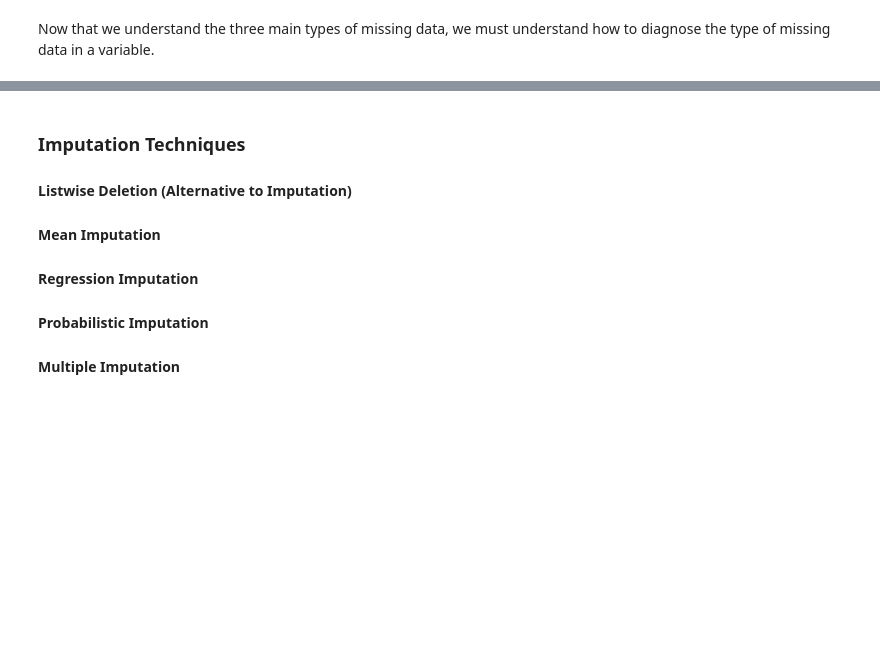
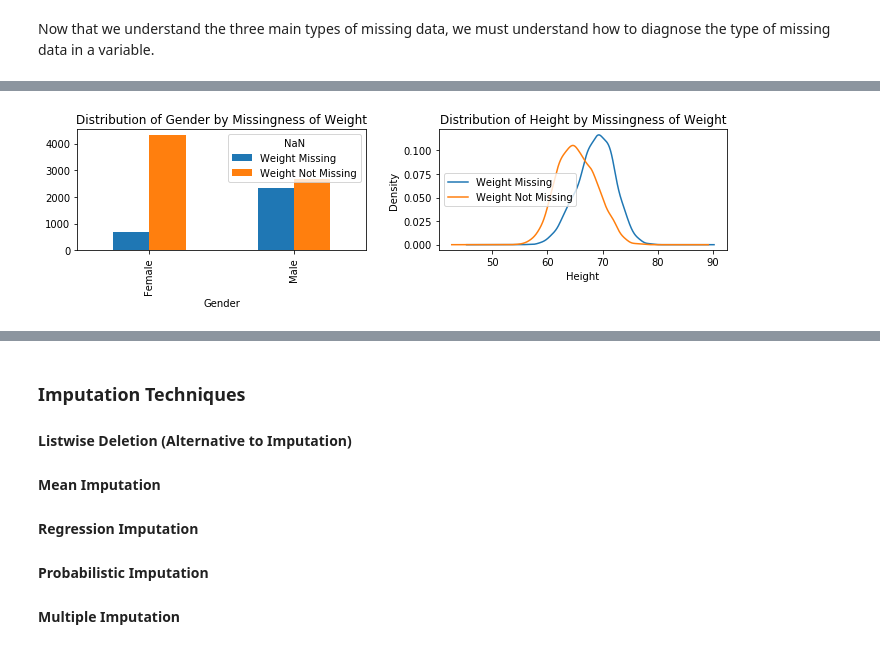
Before and after one commit to dleestat/quirky-data-science, a Jupyter notebook: quirky-data-science.ipynb, the cells around one changed output, grey strips where cells are left out. Saved outputs shown, nothing was run; the diff lists cells and outputs as text; code cells hidden in the pictures; blank space fills up the shorter version.

```diff
--- a/quirky-data-science.ipynb
+++ b/quirky-data-science.ipynb
@@ -293,0 +329,4 @@ Also note that we cannot empirically distinguish whether a variable is MAR or MN
+# %%
+distributions_by_missingness(MNAR)
+# %% [output]
+[figure, added]
```
Also changed, not shown: parts of 11 cells of this notebook.
